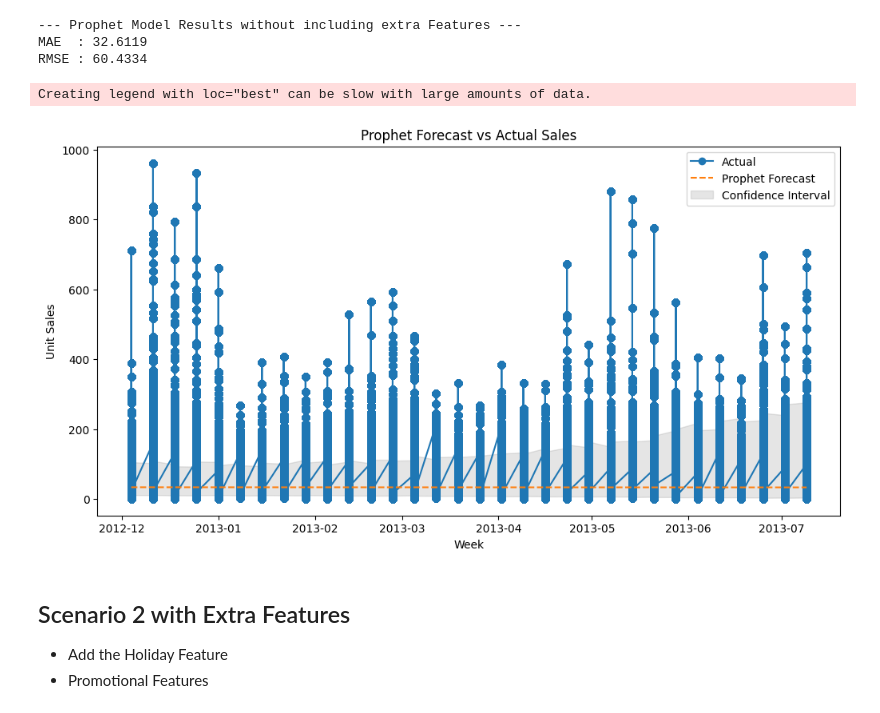
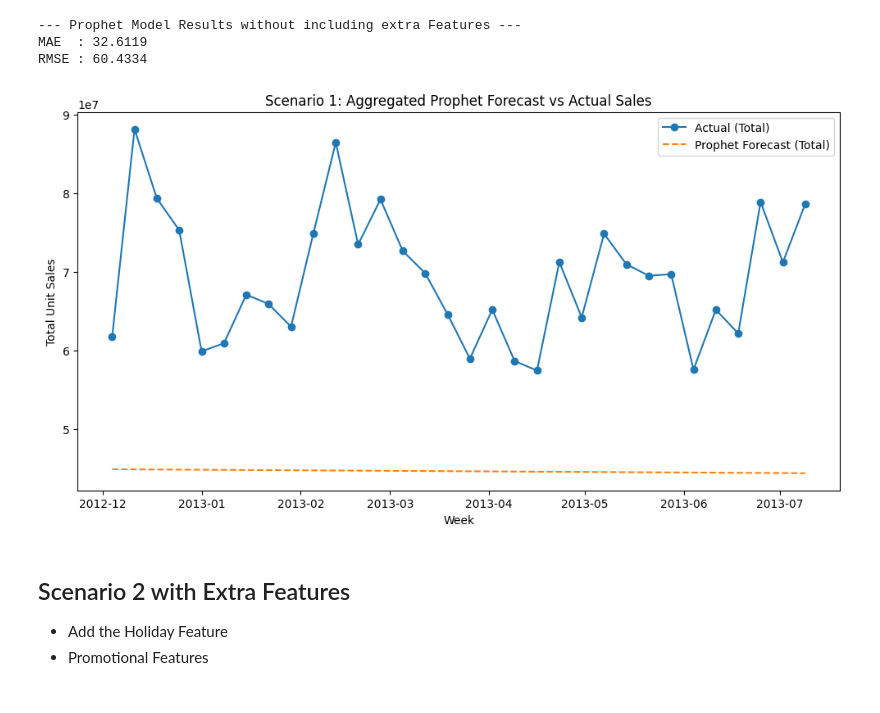
Before and after one commit to ramdular-lab/Demand-Forecasting---braxton-data, a Jupyter notebook: Demand Forecasting.ipynb, the cells around one changed output. Saved outputs shown, nothing was run; the diff lists cells and outputs as text; code cells hidden in the pictures.

```diff
--- a/Demand Forecasting.ipynb
+++ b/Demand Forecasting.ipynb
@@ -735,28 +773,28 @@ print(f"RMSE : {rmse:.4f}")
 MAE  : 32.6119
 RMSE : 60.4334
 # %%
+import matplotlib.pyplot as plt
+import numpy as np
+import pandas as pd
 
-# ============================================================
-# === 6. Optional: Plot Forecast =============================
-# ============================================================
+# Aggregate actual and predicted sales per week
+agg_forecast = prophet_forecast.groupby('ds', as_index=False).agg({
+    'actual_sales': 'sum',
+    'predicted_sales': 'sum',
+})
 
-import matplotlib.pyplot as plt
+# Plot aggregated forecast vs actual
+plt.figure(figsize=(12, 6))
+plt.plot(agg_forecast['ds'], agg_forecast['actual_sales'], label='Actual (Total)', marker='o')
+plt.plot(agg_forecast['ds'], agg_forecast['predicted_sales'], label='Prophet Forecast (Total)', linestyle='--')
 
-plt.figure(figsize=(12, 6))
-plt.plot(prophet_forecast['ds'], prophet_forecast['actual_sales'], label='Actual', marker='o')
-plt.plot(prophet_forecast['ds'], prophet_forecast['predicted_sales'], label='Prophet Forecast', linestyle='--')
-plt.fill_between(prophet_forecast['ds'],
-                 np.expm1(prophet_forecast['yhat_lower']),
-                 np.expm1(prophet_forecast['yhat_upper']),
-                 color='gray', alpha=0.2, label='Confidence Interval')
 plt.legend()
-plt.title("Prophet Forecast vs Actual Sales")
+plt.title("Scenario 1: Aggregated Prophet Forecast vs Actual Sales")
 plt.xlabel("Week")
-plt.ylabel("Unit Sales")
+plt.ylabel("Total Unit Sales")
 plt.show()
 # %% [output]
-Creating legend with loc="best" can be slow with large amounts of data.
-[figure, old version]
+[figure, new version]
 # %% [markdown]
 ## Scenario 2 with Extra Features
 - Add the Holiday Feature
```
Also changed, not shown: parts of 16 cells of this notebook, 1 other file.
